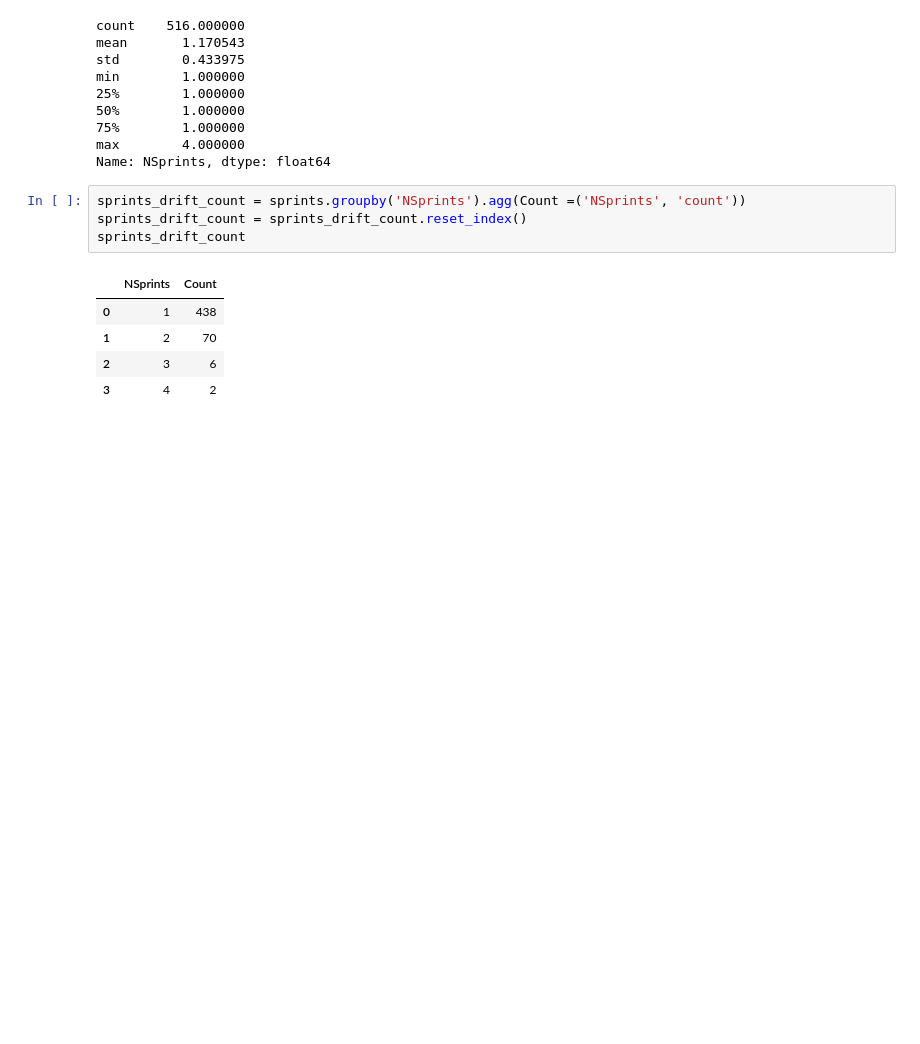
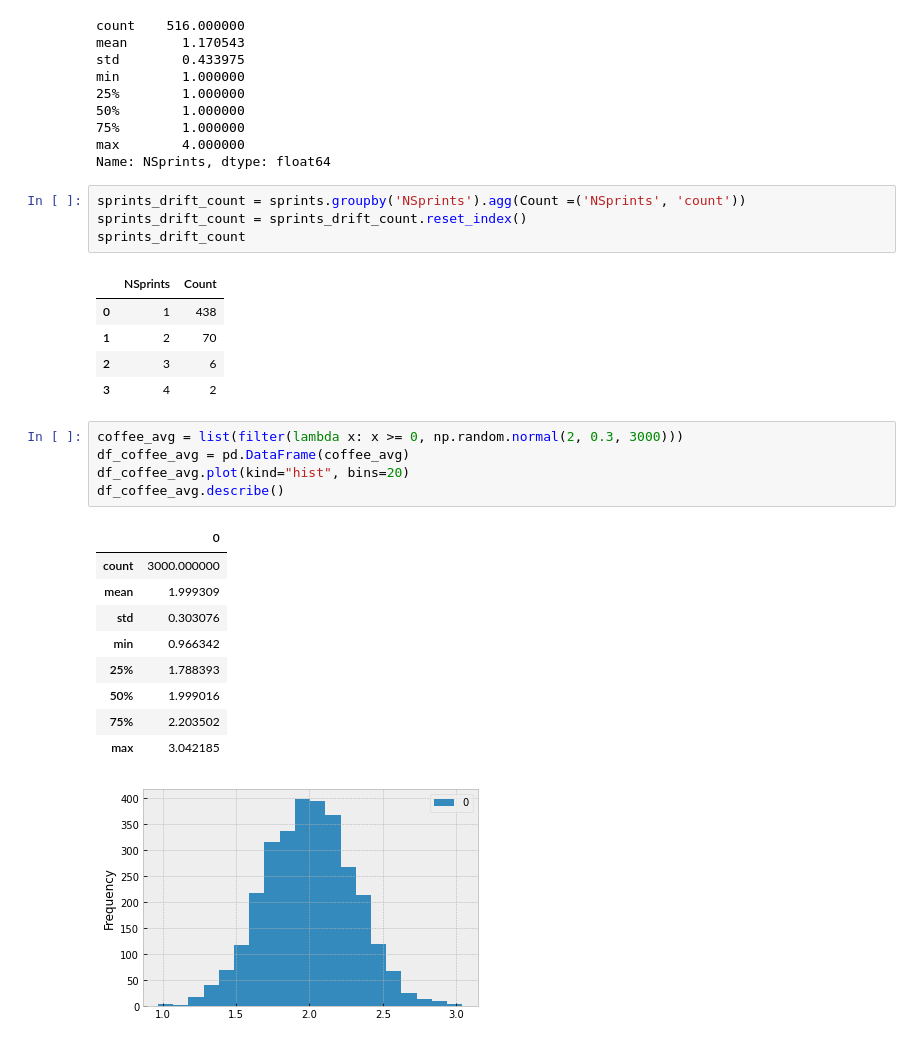
Before and after one commit to zkavtaskin/Lead-Time-Driven-Delivery-Simulation, a Jupyter notebook: Notebook/LittlePower.ipynb, the cells around one changed output. Cells and saved outputs as stored; diff of their text form; blank space fills up the shorter version.

Commit message:
playing around with data

```diff
--- a/Notebook/LittlePower.ipynb
+++ b/Notebook/LittlePower.ipynb
@@ -370,3 +370,19 @@ sprints_drift_count
 | 1 | 2 | 70 |
 | 2 | 3 | 6 |
 | 3 | 4 | 2 |
+# %%
+coffee_avg = list(filter(lambda x: x >= 0, np.random.normal(2, 0.3, 3000)))
+df_coffee_avg = pd.DataFrame(coffee_avg)
+df_coffee_avg.plot(kind="hist", bins=20)
+df_coffee_avg.describe()
+# %% [output]
+|  | 0 |
+| count | 3000.000000 |
+| mean | 1.999309 |
+| std | 0.303076 |
+| min | 0.966342 |
+| 25% | 1.788393 |
+| 50% | 1.999016 |
+| 75% | 2.203502 |
+| max | 3.042185 |
+[figure, added]
```
Also changed, not shown: parts of 3 cells of this notebook.
